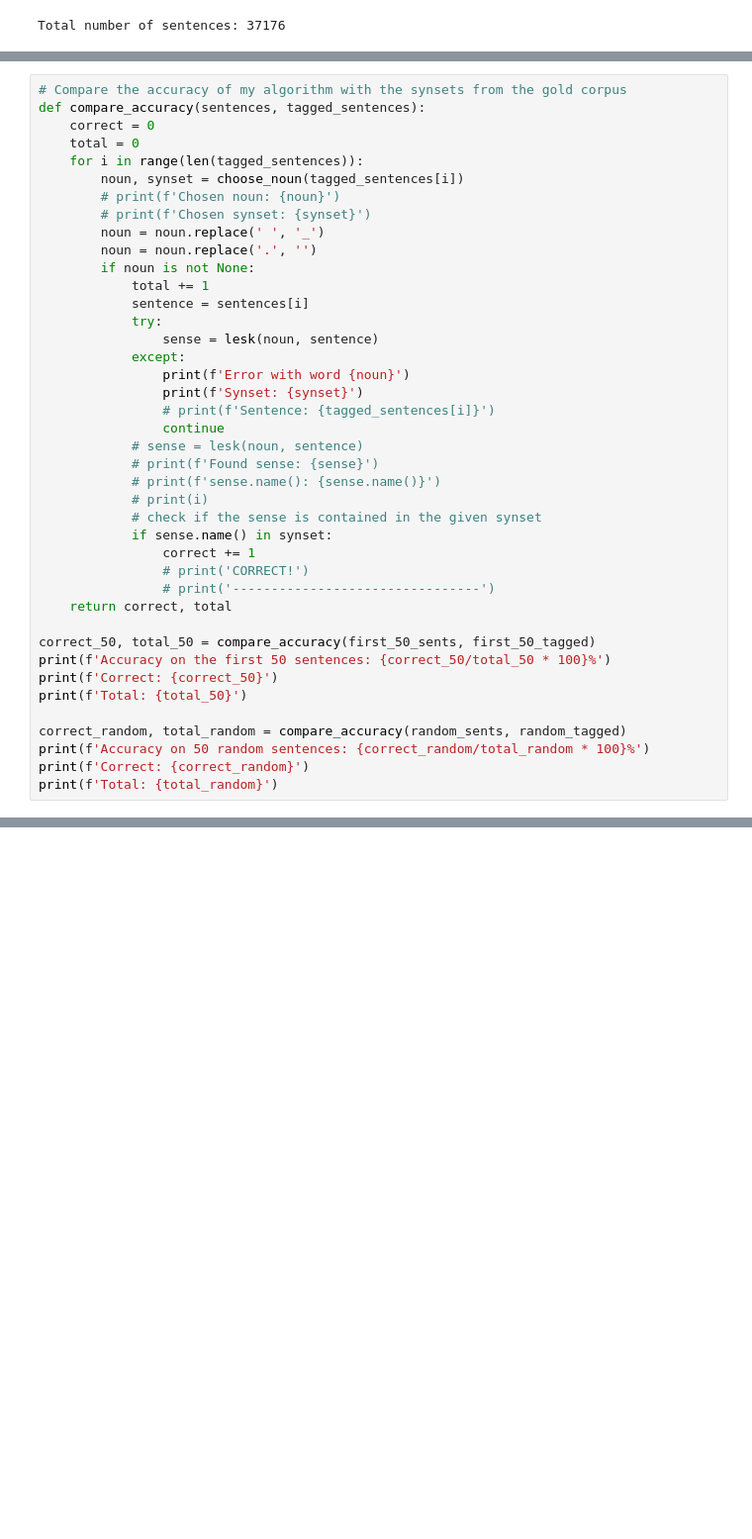
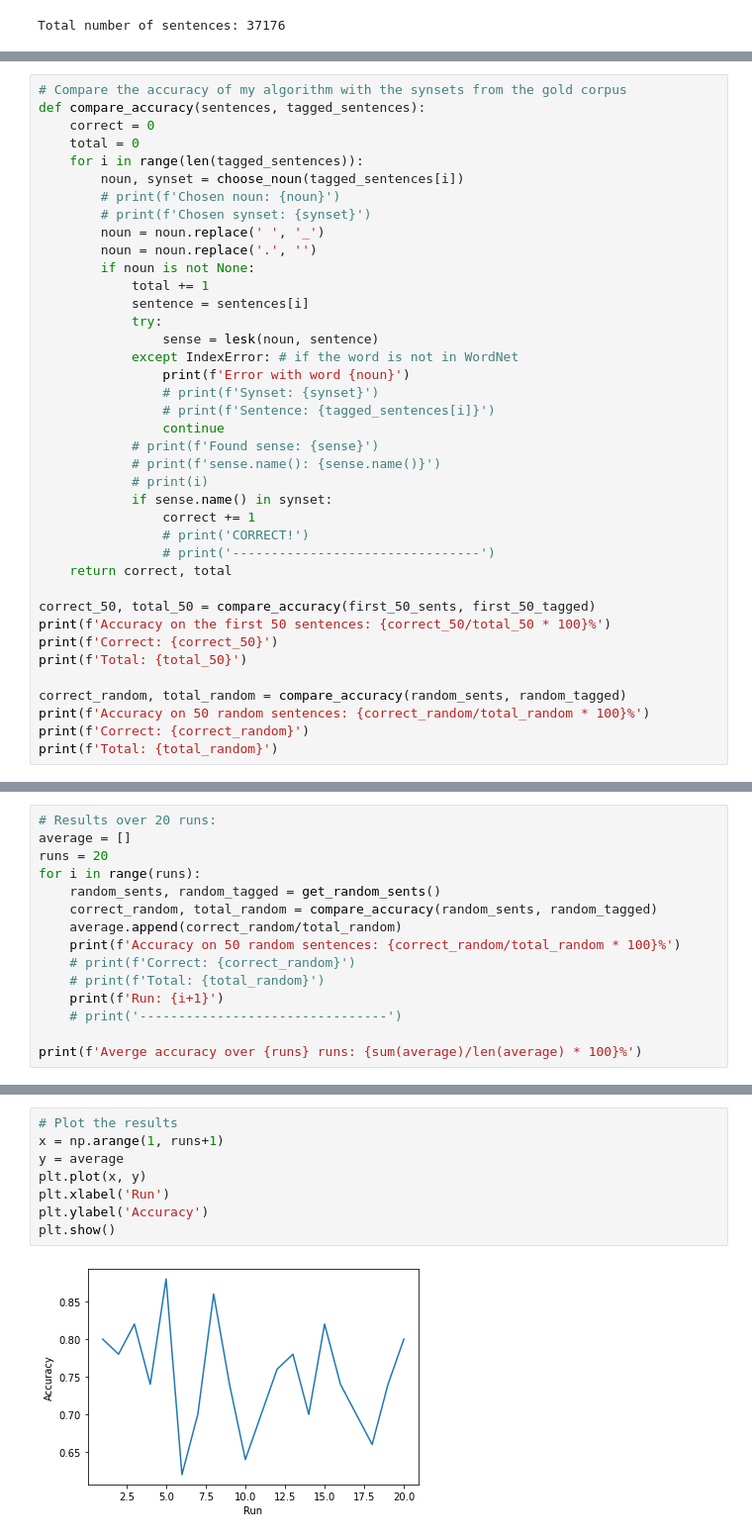
Before and after one commit to jakbtg/TLN, a Jupyter notebook: Radicioni/src/1-CS-WSD.ipynb, the cells around one changed output, grey strips where cells are left out. Shown: that part at 99% size. Cells and saved outputs as stored; diff of their text form; blank space fills up the shorter version.

```diff
--- a/Radicioni/src/1-CS-WSD.ipynb
+++ b/Radicioni/src/1-CS-WSD.ipynb
@@ -340,16 +324,14 @@ def compare_accuracy(sentences, tagged_sentences):
             sentence = sentences[i]
             try:
                 sense = lesk(noun, sentence)
-            except:
+            except IndexError: # if the word is not in WordNet
                 print(f'Error with word {noun}')
-                print(f'Synset: {synset}')
+                # print(f'Synset: {synset}')
                 # print(f'Sentence: {tagged_sentences[i]}')
                 continue
-            # sense = lesk(noun, sentence)
             # print(f'Found sense: {sense}')
             # print(f'sense.name(): {sense.name()}')
             # print(i)
-            # check if the sense is contained in the given synset
             if sense.name() in synset:
                 correct += 1
                 # print('CORRECT!')
@@ -376,0 +360,15 @@ Total: 50
+# %%
+# Results over 20 runs:
+average = []
+runs = 20
+for i in range(runs):
+    random_sents, random_tagged = get_random_sents()
+    correct_random, total_random = compare_accuracy(random_sents, random_tagged)
+    average.append(correct_random/total_random)
+    print(f'Accuracy on 50 random sentences: {correct_random/total_random * 100}%')
+    # print(f'Correct: {correct_random}')
+    # print(f'Total: {total_random}')
+    print(f'Run: {i+1}')
+    # print('--------------------------------')
+
+print(f'Averge accuracy over {runs} runs: {sum(average)/len(average) * 100}%')
@@ -376,0 +393,10 @@ Total: 50
+# %%
+# Plot the results
+x = np.arange(1, runs+1)
+y = average
+plt.plot(x, y)
+plt.xlabel('Run')
+plt.ylabel('Accuracy')
+plt.show()
+# %% [output]
+[figure, added]
```
Also changed, not shown: parts of 15 cells of this notebook.
